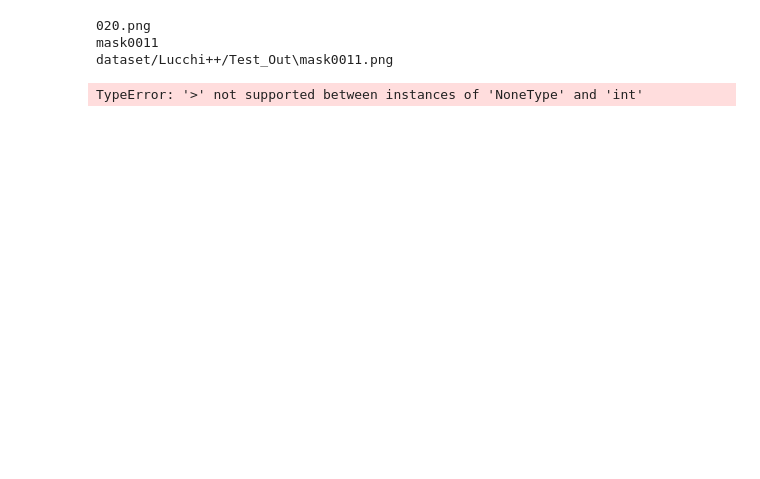
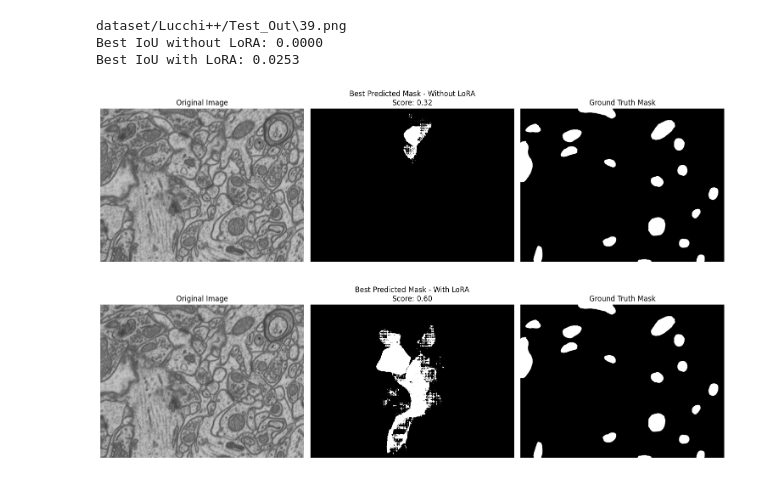
Before and after one commit to tom-choi/sam2, a Jupyter notebook: sam2_lora_showcase_3.ipynb, the cells around one changed output. Cells and saved outputs as stored; diff of their text form; code cells hidden in the pictures; blank space fills up the shorter version.

```diff
--- a/sam2_lora_showcase_3.ipynb
+++ b/sam2_lora_showcase_3.ipynb
@@ -15,7 +15,7 @@ def load_lora_weights(model, lora_path):
             param.data = lora_state[name]
     return model
 
-def get_points_from_image(image, num_points=5):
+def get_points_from_image(image, num_points=2):
     gray = cv2.cvtColor(image, cv2.COLOR_RGB2GRAY)
     edges = cv2.Canny(gray, 100, 200)
     coords = np.column_stack(np.where(edges > 0))
@@ -66,11 +66,10 @@ def visualize_results(image, masks, scores, gt_mask, title):
     plt.axis('off')
 
     plt.subplot(1, 3, 2)
-    plt.imshow(image)
-    for i, (mask, score) in enumerate(zip(masks, scores)):
-        plt.contour(mask, colors=['red', 'green', 'blue'][i % 3], alpha=0.7)
-        plt.text(10, 30+i*20, f"Mask {i+1} score: {score:.2f}", color='white', fontsize=8, bbox=dict(facecolor='black', alpha=0.5))
-    plt.title(f"Predicted Masks - {title}")
+    best_mask_index = np.argmax(scores)
+    best_mask = masks[best_mask_index]
+    plt.imshow(best_mask, cmap='gray')
+    plt.title(f"Best Predicted Mask - {title}\nScore: {scores[best_mask_index]:.2f}")
     plt.axis('off')
 
     plt.subplot(1, 3, 3)
@@ -87,47 +86,42 @@ if __name__ == "__main__":
     device = "cuda" if torch.cuda.is_available() else "cpu"
     sam2_checkpoint = "./checkpoints/sam2.1_hiera_large.pt"
     model_cfg = "configs/sam2.1/sam2.1_hiera_l.yaml"
-    lora_path = "sam2_lora_checkpoint_3000.pth"
+    lora_path = "sam2_lora_checkpoint_1000.pth"
 
     predictor = SAM2ImagePredictor(build_sam2(model_cfg, sam2_checkpoint, device=device))
 
     test_images_dir = "dataset/Lucchi++/Test_In"
     test_masks_dir = "dataset/Lucchi++/Test_Out"
 
     test_image = np.random.choice(os.listdir(test_images_dir))
     test_image_path = os.path.join(test_images_dir, test_image)
-    tg = re.sub(r'^mask(\d+\.png)$', r'\1', os.path.splitext(test_image)[0])
-    # 原始字串
-    original_string = "image020.png"
+    tg = re.sub(r'^mask(0*)(\d+\.png)$', r'\2',  test_image)
 
-    # 使用正則表達式進行替換
-    new_string = re.sub(r'^mask(\d+\.png)$', r'\1', original_string)
-    print(new_string)
-    print(tg)
-    test_mask_path = os.path.join(test_masks_dir, f"{tg}.png")
+    test_mask_path = os.path.join(test_masks_dir, f"{tg}")
 
     # Without LoRA
     image, masks_without_lora, scores_without_lora = inference(predictor, test_image_path)
 
     # With LoRA
     image, masks_with_lora, scores_with_lora = inference(predictor, test_image_path, lora_path)
 
     # Load ground truth mask
     print(test_mask_path)
     gt_mask = load_ground_truth_mask(test_mask_path)
 
     # Calculate IoU for both cases
     iou_without_lora = max(calculate_iou(mask, gt_mask) for mask in masks_without_lora)
     iou_with_lora = max(calculate_iou(mask, gt_mask) for mask in masks_with_lora)
 
     print(f"Best IoU without LoRA: {iou_without_lora:.4f}")
     print(f"Best IoU with LoRA: {iou_with_lora:.4f}")
 
     # Visualize results
     visualize_results(image, masks_without_lora, scores_without_lora, gt_mask, "Without LoRA")
     visualize_results(image, masks_with_lora, scores_with_lora, gt_mask, "With LoRA")
 # %% [output]
-020.png
-mask0011
-dataset/Lucchi++/Test_Out\mask0011.png
+dataset/Lucchi++/Test_Out\39.png
+Best IoU without LoRA: 0.0000
+Best IoU with LoRA: 0.0253
-TypeError: '>' not supported between instances of 'NoneType' and 'int'
+[figure, added]
+[figure, added]
```
Also changed, not shown: 5 other files.
